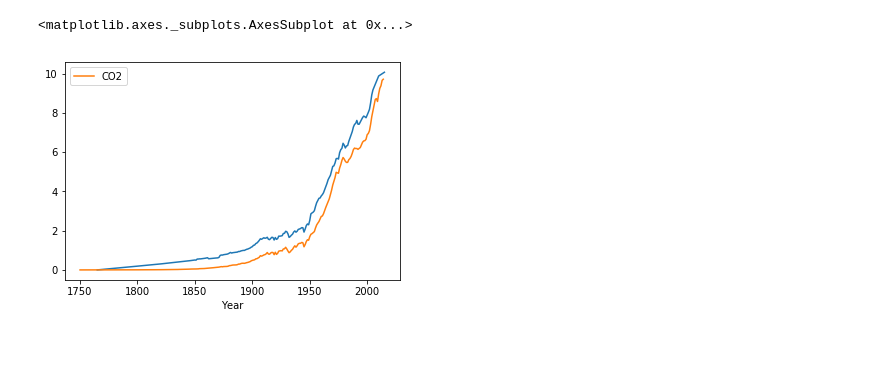
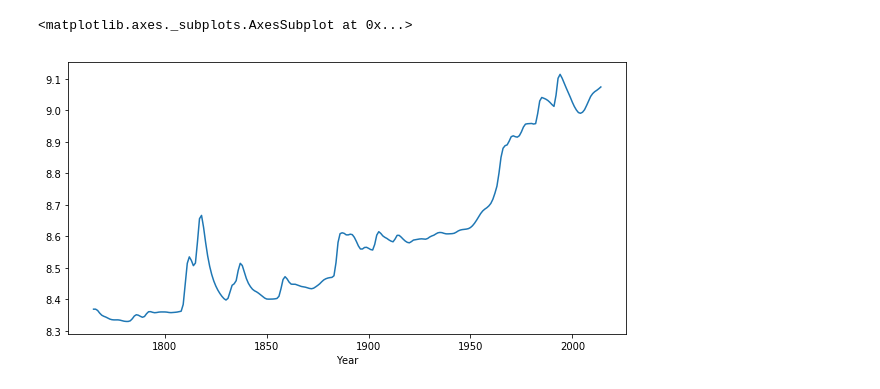
Before and after one commit to stujen/fiveEqSCM, a Jupyter notebook: 5eqSCM/Nick_UnFaIR/UnFaIR fitting gas cycle.ipynb, the cells around one changed output. Cells and saved outputs as stored; diff of their text form; code cells hidden in the pictures; blank space fills up the shorter version.

Commit message:
Parameter fits

```diff
--- a/5eqSCM/Nick_UnFaIR/UnFaIR fitting gas cycle.ipynb
+++ b/5eqSCM/Nick_UnFaIR/UnFaIR fitting gas cycle.ipynb
@@ -25,0 +79,27 @@ RCP_ems = pd.DataFrame(data = np.array([RCP3PD_E[['OtherCO2','FossilCO2']].sum(a
+# %%
+## Get an "other" forcing dataset:
+RCP85_forc = pd.read_csv('./Conc_fit_data/RCP85_MIDYEAR_RADFORCING.csv',skiprows=58,index_col=0)
+
+otherforc = RCP85_forc.TOTAL_INCLVOLCANIC_RF.loc[:2014].values - RCP85_forc.CO2CH4N2O_RF.loc[:2014].values
+# %%
+ # Try with Prather CH4 values
+params.loc['r0'] = np.array([CO2_fit['x'][0],8.54,67.23109226573325]) # CH4 Prather : 8.53773764 (8.65) # N2O 67.23109226573325
+params.loc['rC'] = np.array([0.0019,0,0])
+params.loc['rT'] = np.array([CO2_fit['x'][2],-3.6e-01,0]) # CH4 Prather : -3.60100511e-01 (-4.3e-01)
+params.loc['rA'] = np.array([0,3.1e-04,-0.00090625]) # CH4 Prather : 3.09667588e-04 (3.17e-04) # N2O -0.00090625
+params.loc['tau1']['CH4'] = 9.15
+
+print(params)
+
+result = UnFaIR(emissions_in=emissions,F_ext=otherforc,gas_params=params)
+
+fig,ax=plt.subplots(1,3,figsize=(16,8))
+for i,s in enumerate(['CO2','CH4','N2O']):
+    result['C'][s].loc[1800:].plot(ax=ax[i],label='UnFaIR Fit')
+    obsv_concs[s].plot(ax=ax[i],marker='x',linewidth=0,ms=2,color='r',label='NOAA observation (atmos)')
+    Law_Dome[s].loc[1800:].plot(ax=ax[i],marker='x',linewidth=0,ms=2,color='k', label='Law Dome measurement')
+    ax[i].set_title(s)
+    ax[i].legend()
+
+fig1,ax1=plt.subplots()
+result['RF'].plot(ax=ax1)
@@ -26,7 +125,9 @@ RCP_ems = pd.DataFrame(data = np.array([RCP3PD_E[['OtherCO2','FossilCO2']].sum(a
 # %%
-fig,ax=plt.subplots()
-RCP_ems.CO2.loc[:2015].plot(ax=ax)
-CO2_ems_1750_2014.plot(ax=ax)
+fig,ax=plt.subplots(figsize=(10,5))
+(result['alpha'].CH4*params.loc['tau1']['CH4']).plot()
+
+#(result['T']).plot(ax=ax,color='b')
+#(T_response+0.1).plot(ax=ax,color='g')
 # %% [output]
 <matplotlib.axes._subplots.AxesSubplot at 0x...>
-[figure, old version]
+[figure, new version]
```
Also changed, not shown: parts of 6 cells of this notebook, 26 other files.
